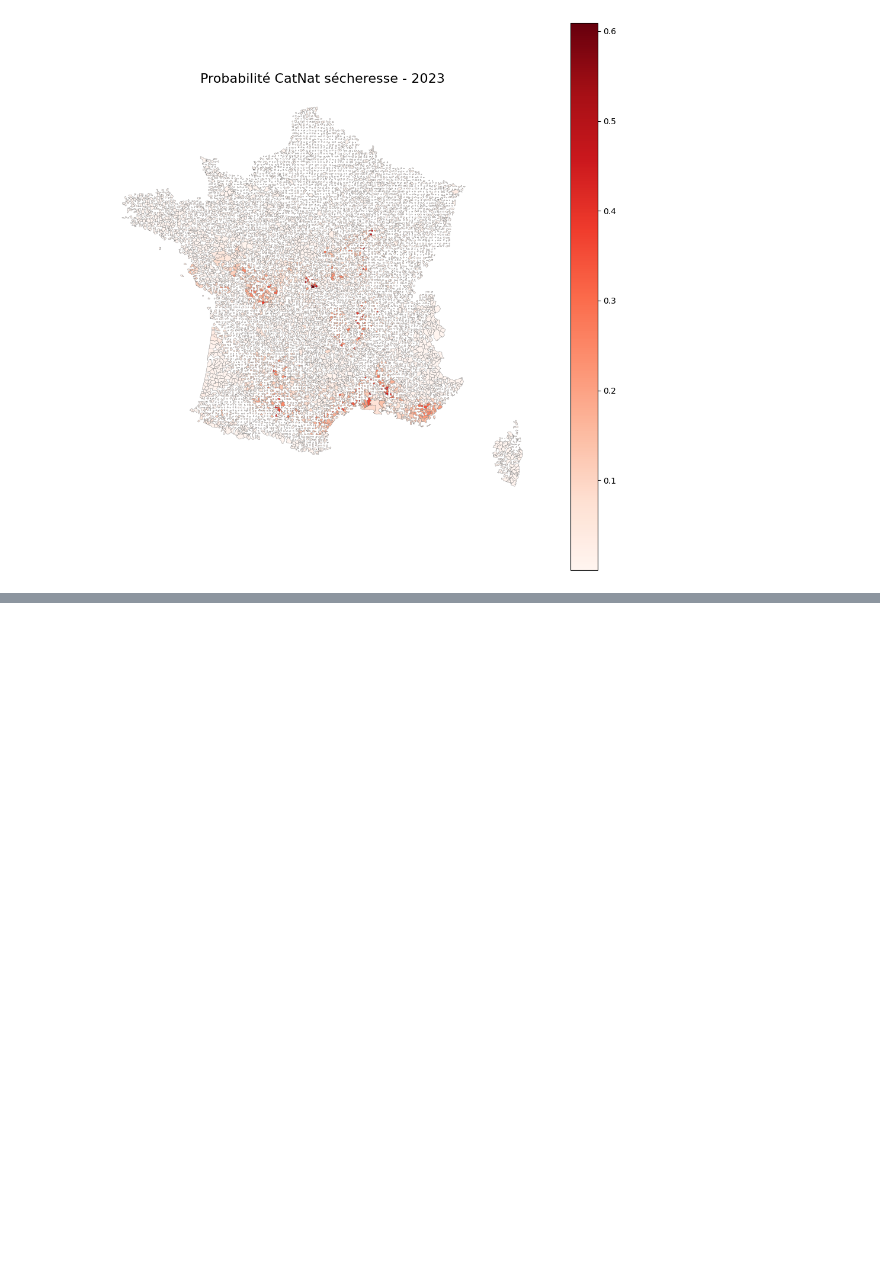
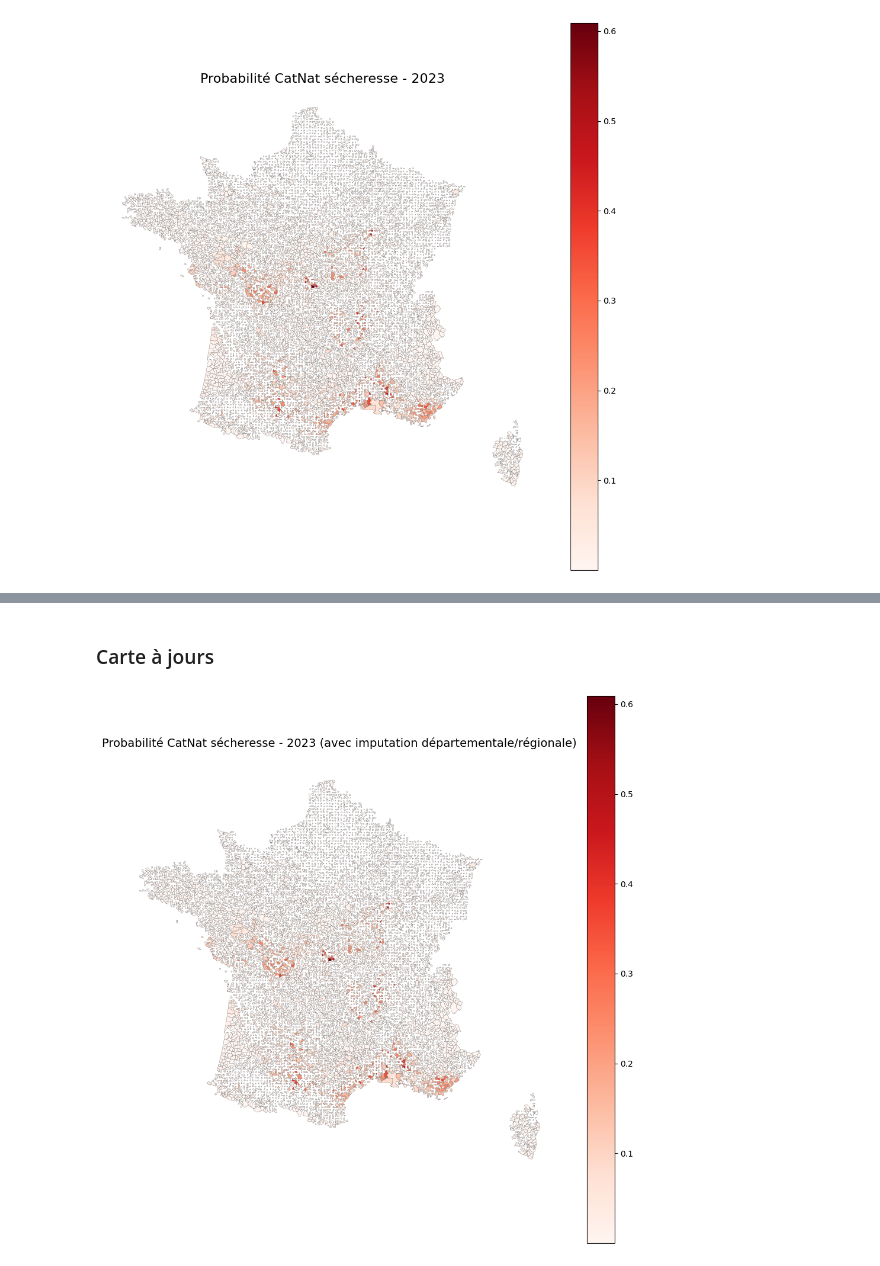
Before and after one commit to Deeson2002/Machine-learning-for-climate-risk, a Jupyter notebook: Code Crespin/Partie3.ipynb, the cells around one changed output, grey strips where cells are left out. Drawn from its saved outputs; the diff is of its cells as text; code cells hidden in the pictures; blank space fills up the shorter version.

Commit message:
carte partie 3

```diff
--- a/Code Crespin/Partie3.ipynb
+++ b/Code Crespin/Partie3.ipynb
@@ -412,0 +450,16 @@ plt.show()
+# %% [markdown]
+### Carte à jours
+# %%
+gdf_2023 = gdf_test[gdf_test['year'] == 2023].copy()
+gdf_2023['proba_secheresse'] = y_proba_2023
+
+# Harmoniser code INSEE
+communes_gdf['code_insee'] = communes_gdf['code_insee'].astype(str).str.zfill(5)
+gdf_2023['code_insee']      = gdf_2023['code_insee'].astype(str).str.zfill(5)
+
+# Merge géométrie + proba + infos dept/région
+gdf_map_2023 = communes_gdf.merge(
+    gdf_2023[['code_insee', 'proba_secheresse', 'dept_name', 'region_name']],
+    on='code_insee',
+    how='left'
+)
@@ -412,0 +499,15 @@ plt.show()
+# %%
+fig, ax = plt.subplots(1, 1, figsize=(12, 12))
+gdf_map_2023.plot(
+    column='proba_secheresse_imputee',
+    cmap='Reds',
+    linewidth=0.3,
+    edgecolor='gray',
+    legend=True,
+    ax=ax
+)
+ax.set_title("Probabilité CatNat sécheresse - 2023 (avec imputation départementale/régionale)", fontsize=14)
+ax.axis('off')
+plt.show()
+# %% [output]
+[figure, added]
```
Also changed, not shown: parts of 6 cells of this notebook.
